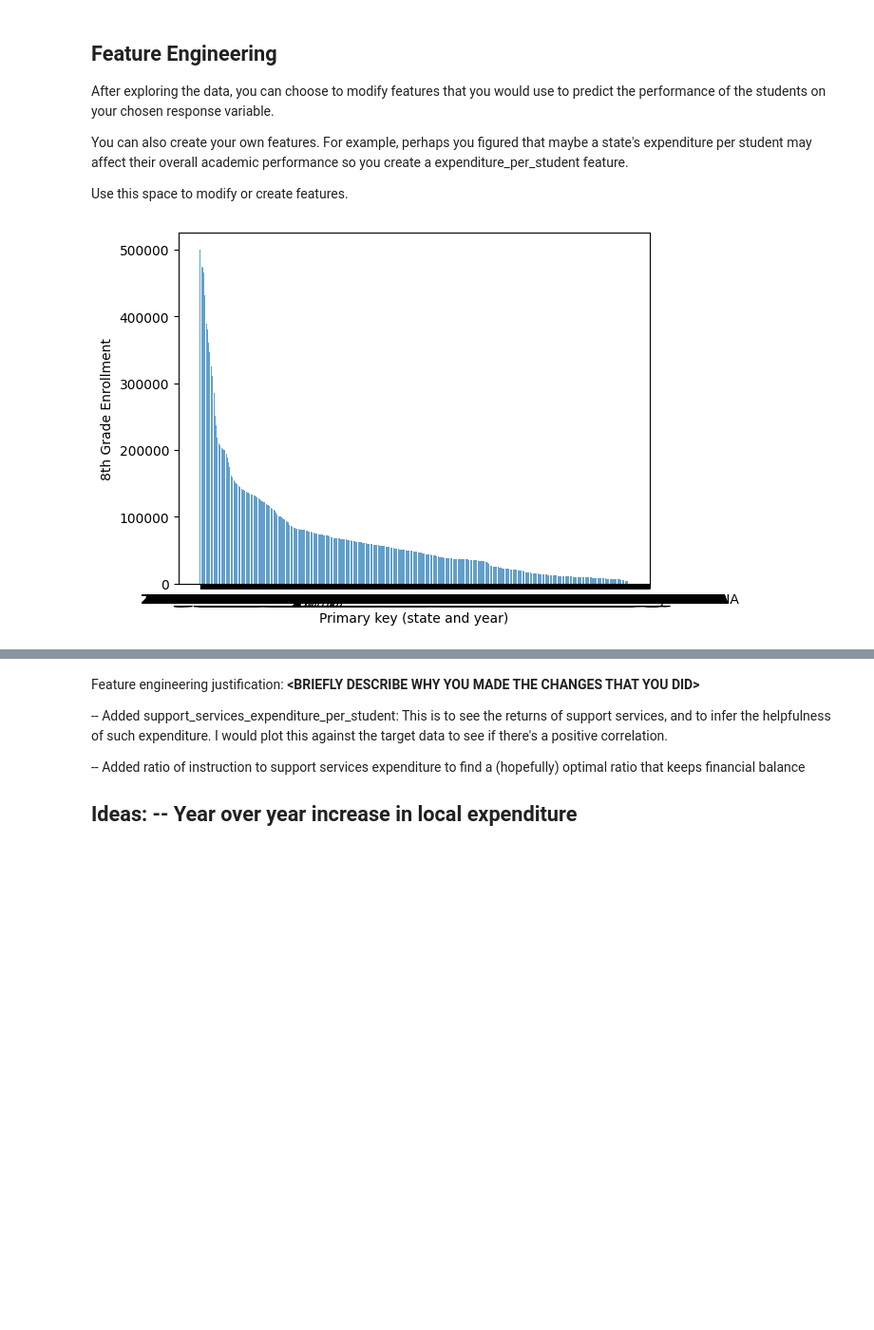
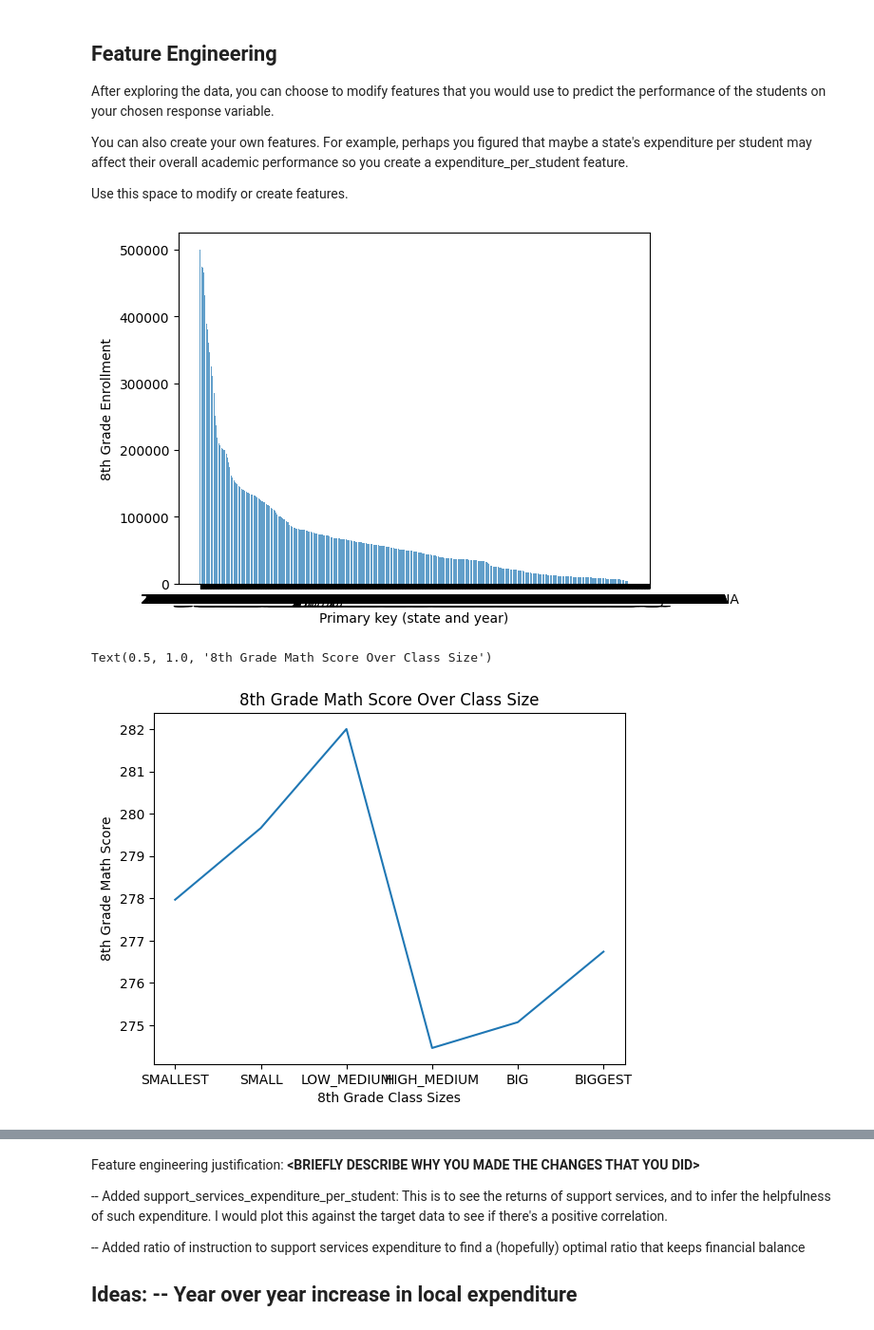
Before and after one commit to zayduzzaman/MDST_Onboarding, a Jupyter notebook: tutorial1/checkpoint1.ipynb, the cells around one changed output, grey strips where cells are left out. Shown at 95% size. Saved outputs shown, nothing was run; the diff lists cells and outputs as text; code cells hidden in the pictures; blank space fills up the shorter version.

```diff
--- a/tutorial1/checkpoint1.ipynb
+++ b/tutorial1/checkpoint1.ipynb
@@ -144,26 +151,33 @@ Use this space to modify or create features.
 # %%
 states_csv["KNOWN_EXPENDITURE_PER_STUDENT_8"] = (states_csv["INSTRUCTION_EXPENDITURE"] + states_csv["SUPPORT_SERVICES_EXPENDITURE"]) / states_csv["ENROLL_8"]
 # ^ This seems like the most obvious feature, and I would expect a positive correlation as more expenditure per student means more resources for said student,
 # thus this would likely lead to better test scores from said student
 # I think it would also be interesting to see if there's a correlation between school size and the amount they spend
+states_csv["EXPENDITURE_PER_STUDENT"] = states_csv["STATE_REVENUE"]/states_csv["ENROLL_ALL"]
 
 states_csv["SUPPORT_SERVICES_EXPENDITURE_PER_STUDENT"] = states_csv["SUPPORT_SERVICES_EXPENDITURE"] / states_csv["ENROLL_8"]
 # ^ This would likely show the same pattern as the total expenditure per student, but I'm curious to see any differences
 states_csv["EXPENDITURE_TYPES_RATIO"] = states_csv["INSTRUCTION_EXPENDITURE"] / states_csv["SUPPORT_SERVICES_EXPENDITURE"]
-# ^ This may not be the most useful; I would suspect this to show no real correlation or pattern, but this would be interesting to see
+# ^ This may not be the most useful; I would suspect this shows no real correlation or pattern, but this would be interesting to see
 
 states_csv_by_enroll_8 = states_csv.sort_values(by = "ENROLL_8", ascending=False)
 
 plt.bar(states_csv_by_enroll_8["PRIMARY_KEY"], states_csv_by_enroll_8["ENROLL_8"], alpha=0.7)
 plt.xlabel("Primary key (state and year)")
 plt.ylabel("8th Grade Enrollment")
 plt.show()
 
 # There are a couple sharp drop offs here. I think ~every 10k enrolled seems appropriate, but it may be useful to have another bin between 15k and 20k, and 10k and 15k
 bins = [0, 10000, 15000, 20000, 30000, 40000, 50000]
 labels = ["SMALLEST", "SMALL", "LOW_MEDIUM", "HIGH_MEDIUM", "BIG", "BIGGEST"]
-# for i, item in enumerate(bins):
+
 states_csv["8TH_GRADE_CLASS_SIZE_BINS"] = pd.cut(states_csv["ENROLL_8"], bins=bins, labels=labels, right=False) # I think it's useful to see if there's a trend among
 # class sizes and performance, and then compare that to the expenditure per student
+states_csv.groupby('8TH_GRADE_CLASS_SIZE_BINS')["AVG_MATH_8_SCORE"].mean().plot()
+plt.xlabel("8th Grade Class Sizes")
+plt.ylabel('8th Grade Math Score')
+plt.title('8th Grade Math Score Over Class Size') # No real pattern to be seen; autoscaling makes this more dramatic than it actually is
 # %% [output]
 [figure]
+Text(0.5, 1.0, '8th Grade Math Score Over Class Size')
+[figure, added]
```
Also changed, not shown: parts of 11 cells of this notebook.
